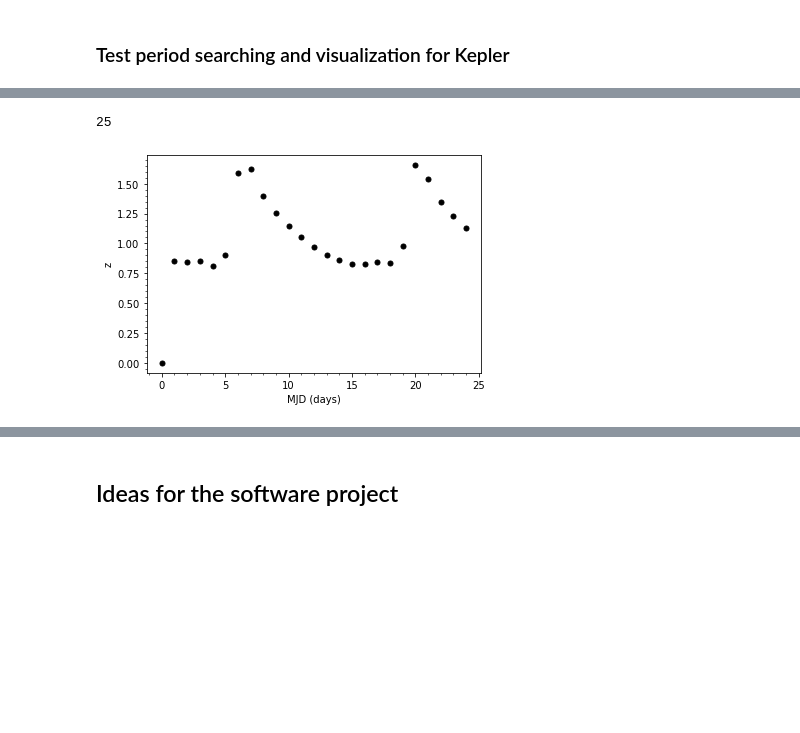
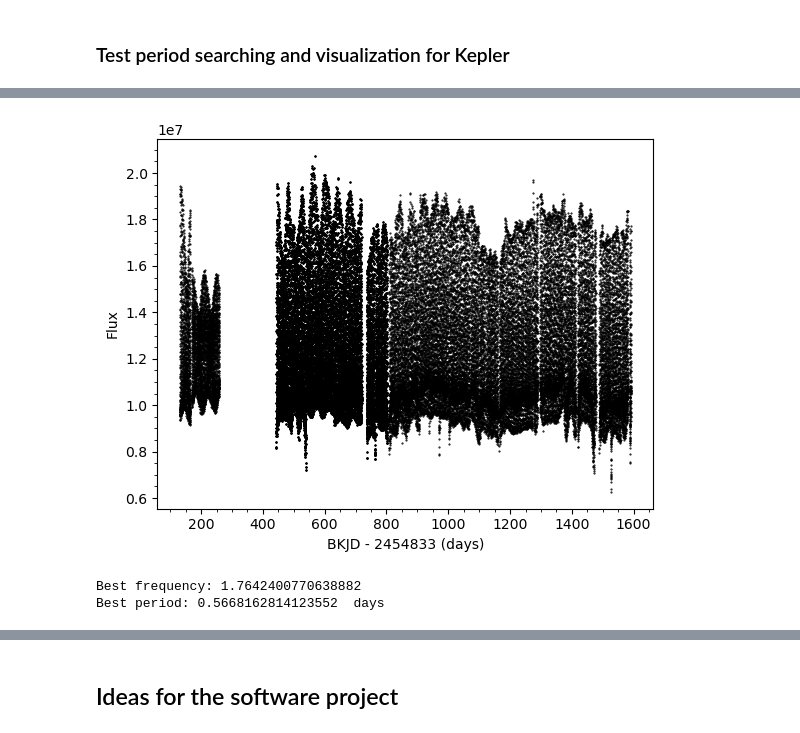
Before and after one commit to ShrRa/InterPython_Workshop_Example, a Jupyter notebook: light-curve-analysis.ipynb, the cells around one changed output, grey strips where cells are left out. Cells and saved outputs as stored; diff of their text form; code cells hidden in the pictures; blank space fills up the shorter version.

```diff
--- a/light-curve-analysis.ipynb
+++ b/light-curve-analysis.ipynb
@@ -216,12 +214,8 @@ LC = lcDatasets['kepler'].iloc[0]
-# %%
-len(LC)
-# %% [output]
-25
 # %%
-plt.plot(LC.to_numpy(),'k.', ms=10)
+plt.plot(lcDatasets['kepler']['time'], lcDatasets['kepler']['flux'],'k.', ms=1)
 plt.minorticks_on()
-plt.xlabel('MJD (days)')
-plt.ylabel(b)
+plt.xlabel('BKJD - 2454833 (days)')
+plt.ylabel('Flux')
 plt.show()
 # %% [output]
-[figure, old version]
+[figure, new version]
@@ -227,0 +238,12 @@ plt.show()
+# %%
+# find the index with maximum power (= peakbin)
+peakbin = np.argmax(power)
+
+# Store the frequency corresponding to the peak power in each filter (band)
+peak_freq = frequency[peakbin].value
+
+print('Best frequency:', peak_freq)
+print('Best period:', 1.0/peak_freq, ' days')
+# %% [output]
+Best frequency: 1.7642400770638882
+Best period: 0.5668162814123552  days
```
Also changed, not shown: parts of 13 cells of this notebook.
